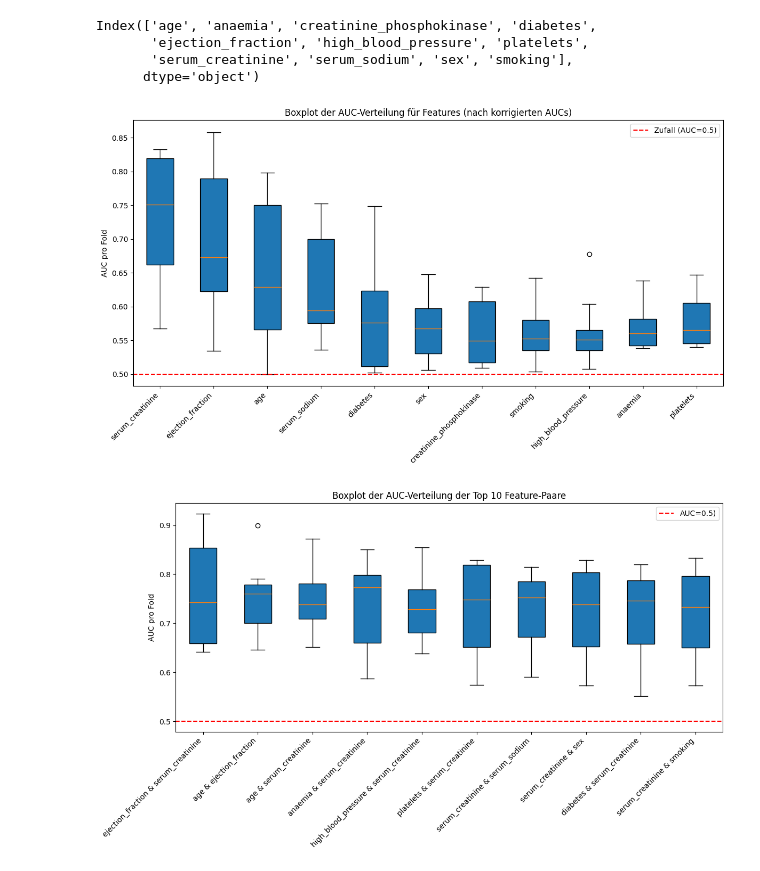
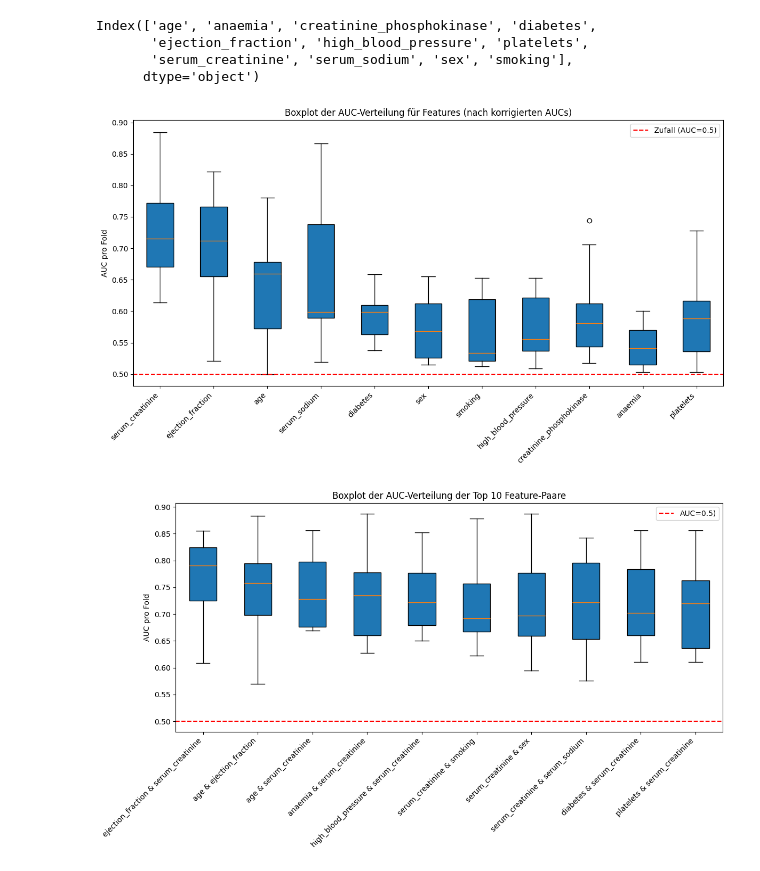
Before and after one commit to FelixFritz02/MasterKL, a Jupyter notebook: AI Numerics/Data Challenge/feature_selection_Lreg.ipynb, the cells around one changed output. Cells and saved outputs as stored; diff of their text form; code cells hidden in the pictures.

Commit message:
update stratified cv

```diff
--- a/AI Numerics/Data Challenge/feature_selection_Lreg.ipynb
+++ b/AI Numerics/Data Challenge/feature_selection_Lreg.ipynb
@@ -23,41 +23,41 @@ Index(['age', 'anaemia', 'creatinine_phosphokinase', 'diabetes',
 # %%
 feature_auc_scores = {}
 feature_all_auc_scores = {}
-cv = StratifiedKFold(n_splits=8)
+cv = StratifiedKFold(n_splits=10, shuffle = True,random_state=1)
 
 for feature in features:
     model = LogisticRegression()
     auc_scores = cross_val_score(
         model, X[[feature]], y,
         cv=cv,  # 5-fold cross-validation
         scoring='roc_auc'
     )
 
     # Mittelwert speichern
     auc_score = np.mean(auc_scores)
     if auc_score < 0.5:
         auc_score = 1 - auc_score
     feature_auc_scores[feature] = auc_score
     feature_all_auc_scores[feature] = np.where(auc_scores < 0.5, 1 - auc_scores, auc_scores)
 
 sorted_features = sorted(feature_auc_scores.items(), key=lambda x: x[1], reverse=True)
 top_features = [f for f, _ in sorted_features]  # alle Features sortiert
 
 # Boxplot-Daten vorbereiten (alle Features)
 boxplot_data = [feature_all_auc_scores[f] for f in top_features]
 
 # Plot
 plt.figure(figsize=(12, 7))
 plt.boxplot(boxplot_data, labels=top_features, patch_artist=True)
 plt.xticks(rotation=45, ha='right')
 plt.axhline(0.5, color='red', linestyle='--', label='Zufall (AUC=0.5)')
 plt.ylabel("AUC pro Fold")
 plt.title("Boxplot der AUC-Verteilung für Features (nach korrigierten AUCs)")
 plt.legend()
 plt.tight_layout()
 plt.show()
 # %% [output]
-[figure, old version]
+[figure, new version]
 # %%
 import itertools
 
@@ -98,7 +98,7 @@ plt.legend()
 plt.tight_layout()
 plt.show()
 # %% [output]
-[figure, old version]
+[figure, new version]
 # %%
 import matplotlib.pyplot as plt
 from matplotlib.patches import Patch
```
Also changed, not shown: parts of 1 cell of this notebook.
